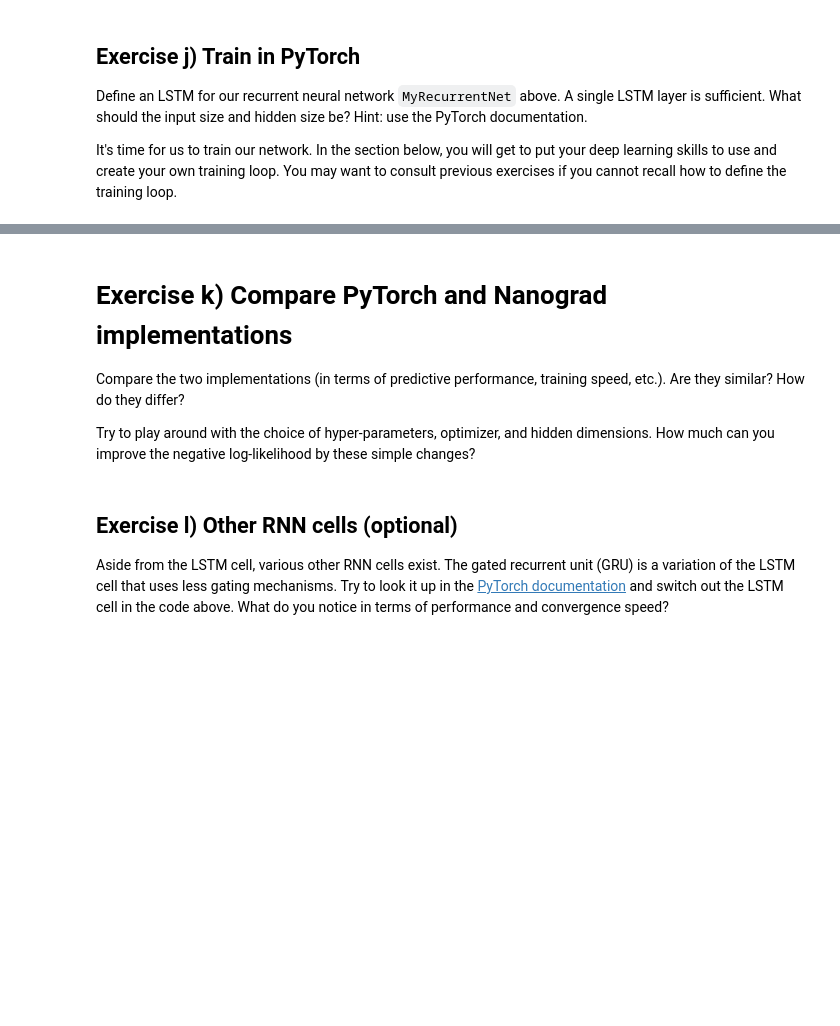
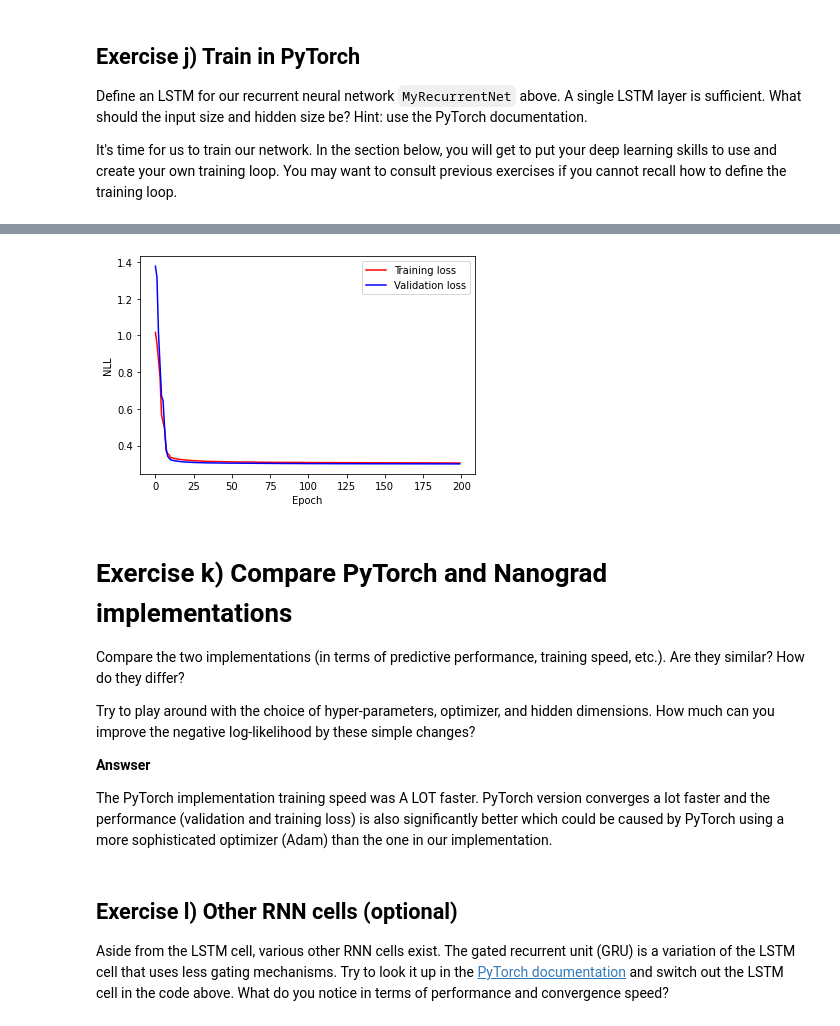
Before and after one commit to kristinanett/02456-deep-learning-with-PyTorch, a Jupyter notebook: 5_Recurrent/5_1_EXE_Recurrent_Neural_Networks_Nanograd.ipynb, the cells around one changed output, grey strips where cells are left out. Drawn from its saved outputs; the diff is of its cells as text; code cells hidden in the pictures; blank space fills up the shorter version.

```diff
--- a/5_Recurrent/5_1_EXE_Recurrent_Neural_Networks_Nanograd.ipynb
+++ b/5_Recurrent/5_1_EXE_Recurrent_Neural_Networks_Nanograd.ipynb
@@ -1251,7 +1288,7 @@ class MyRecurrentNet(nn.Module):
                          bidirectional=False)
 
         # Output layer
-        self.l_out = nn.Linear(in_features=50,
+        self.l_out = nn.Linear(in_features=100,
                             out_features=vocab_size,
                             bias=False)
 
@@ -1303,7 +1345,7 @@ for i in range(num_epochs):
     for inputs, targets in validation_set:
 
         # One-hot encode input and target sequence
-        inputs_one_hot = one_hot_encode_sequence(inputs, vocab_size)
+        inputs_one_hot = one_hot_encode_sequence(inputs, vocab_size, ex_j=True)
         targets_idx = [word_to_idx[word] for word in targets]
 
         # Convert input to tensor
@@ -1330,7 +1372,7 @@ for i in range(num_epochs):
     for inputs, targets in training_set:
 
         # One-hot encode input and target sequence
-        inputs_one_hot = one_hot_encode_sequence(inputs, vocab_size)
+        inputs_one_hot = one_hot_encode_sequence(inputs, vocab_size, ex_j=True)
         targets_idx = [word_to_idx[word] for word in targets]
 
         # Convert input to tensor
@@ -1371,7 +1413,7 @@ for i in range(num_epochs):
 inputs, targets = test_set[1]
 
 # One-hot encode input and target sequence
-inputs_one_hot = one_hot_encode_sequence(inputs, vocab_size)
+inputs_one_hot = one_hot_encode_sequence(inputs, vocab_size, ex_j=True)
 targets_idx = [word_to_idx[word] for word in targets]
 
 # Convert input to tensor
@@ -1401,3 +1443,4 @@ plt.plot(epoch, validation_loss, 'b', label='Validation loss')
 plt.legend()
 plt.xlabel('Epoch'), plt.ylabel('NLL')
 plt.show()
+# %% [output]
@@ -1404,3 +1464,4 @@ plt.show()
+[figure, added]
 # %% [markdown]
 # Exercise k) Compare PyTorch and Nanograd implementations
 
@@ -1408,6 +1469,10 @@ Compare the two implementations (in terms of predictive performance, training sp
 
 
 Try to play around with the choice of hyper-parameters, optimizer, and hidden dimensions. How much can you improve the negative log-likelihood by these simple changes?
+
+**Answser**
+
+The PyTorch implementation training speed was A LOT faster. PyTorch version converges a lot faster and the performance (validation and training loss) is also significantly better which could be caused by PyTorch using a more sophisticated optimizer (Adam) than the one in our implementation.
 # %% [markdown]
 ## Exercise l) Other RNN cells (optional)
 
```
Also changed, not shown: parts of 14 cells of this notebook.
